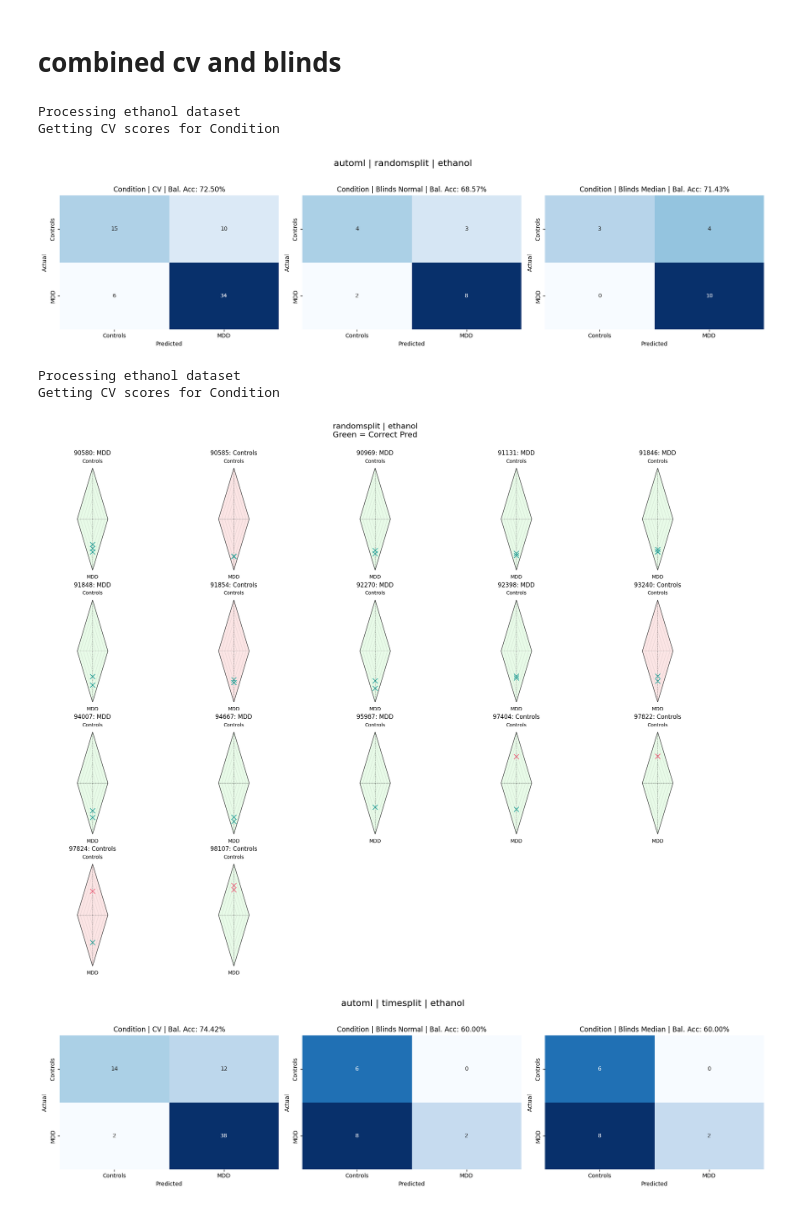
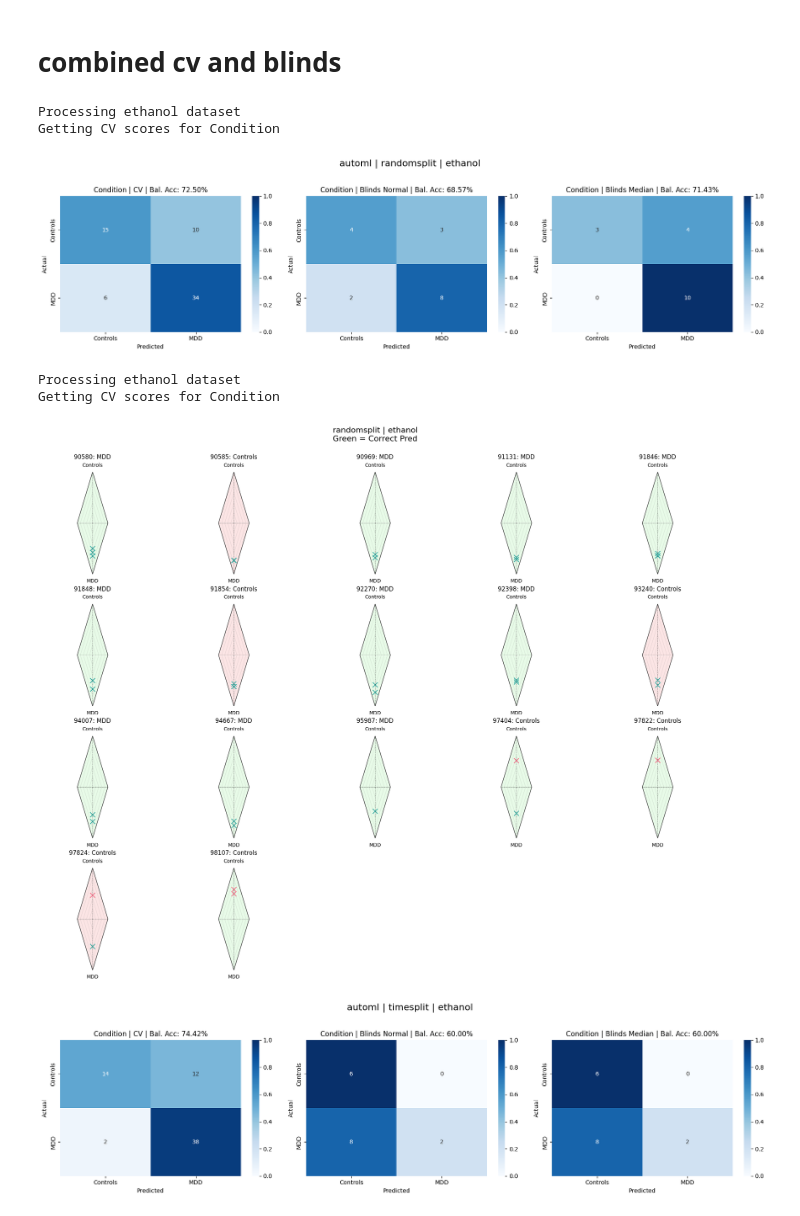
Before and after one commit to ryan-soh-pprint/DS_template, a Jupyter notebook: notebooks/06_train_classify.ipynb, the cells around one changed output. Drawn from its saved outputs; the diff is of its cells as text; code cells hidden in the pictures.

```diff
--- a/notebooks/06_train_classify.ipynb
+++ b/notebooks/06_train_classify.ipynb
@@ -335,17 +336,17 @@ for split_method in split_methods:
 
             grouped_selected_y_test = selected_y_test_encoded.groupby(selected_y_test_encoded.index).mean()
 
-            def plot_cf_matrix(cnfm, ax):
+            def plot_cf_matrix(cnfm, cnfm_norm, ax):
                 cnfm_settings = {
                     "cmap": "Blues",
-                    "cbar": False,
-                    "annot": True,
+                    "norm": Normalize(0, 1),
+                    "annot": cnfm,
                     "fmt": ".0f",
                     "xticklabels": encoder.classes_,
                     "yticklabels": encoder.classes_,
                 }
 
-                sns.heatmap(cnfm, ax=ax, **cnfm_settings)
+                sns.heatmap(cnfm_norm, ax=ax, **cnfm_settings)
                 ax.set_xlabel("Predicted")
                 ax.set_ylabel("Actual")
 
@@ -359,48 +360,51 @@ for split_method in split_methods:
             # Get subplot axes
             ax = axes[0]
             cnfm = confusion_matrix(grouped_y_train, grouped_cv_pred)
+            cnfm_norm = confusion_matrix(grouped_y_train, grouped_cv_pred, normalize='true')
             bal_acc = balanced_accuracy_score(grouped_y_train, grouped_cv_pred)
             ax.set_title(f"{col} | CV | Bal. Acc: {bal_acc*100:.2f}%", fontsize=12)
-            plot_cf_matrix(cnfm, ax)
+            plot_cf_matrix(cnfm,cnfm_norm, ax)
 
             ax = axes[1]
             cnfm = confusion_matrix(grouped_selected_y_test, val_pred_normal)
+            cnfm_norm = confusion_matrix(grouped_selected_y_test, val_pred_normal, normalize='true')
             bal_acc = balanced_accuracy_score(grouped_selected_y_test, val_pred_normal)
             ax.set_title(f"{col} | Blinds Normal | Bal. Acc: {bal_acc*100:.2f}%", fontsize=12)
-            plot_cf_matrix(cnfm, ax)
+            plot_cf_matrix(cnfm,cnfm_norm, ax)
 
             ax = axes[2]
             cnfm = confusion_matrix(grouped_selected_y_test, val_pred_median)
+            cnfm_norm = confusion_matrix(grouped_selected_y_test, val_pred_median, normalize='true')
             bal_acc = balanced_accuracy_score(grouped_selected_y_test, val_pred_median)
             ax.set_title(f"{col} | Blinds Median | Bal. Acc: {bal_acc*100:.2f}%", fontsize=12)
-            plot_cf_matrix(cnfm, ax)
+            plot_cf_matrix(cnfm,cnfm_norm, ax)
 
         # # Hide any empty subplots
         # for idx in range(num_cols, nrows * ncols):  # Only affects extra subplots
         #     fig.delaxes(axes.flatten()[idx])  # Remove empty subplot
 
             # Adjust layout and save the combined figure
             plt.tight_layout(rect=[0, 0.03, 1, 0.95])
             plt.savefig(f"../models/{model_version}/{dataset}/{split_method}/{col}/cv_metrics_summary.png",bbox_inches = "tight")
             plt.show()
             plt.close()
 
         specimen_level_preds = trainer.get_pipeline().predict_proba(X_test)
         specimen_level_preds_df = pd.DataFrame(specimen_level_preds, index=X_test.index, columns=encoder.classes_)
         specimen_level_preds_median_argmax = specimen_level_preds_df.groupby(specimen_level_preds_df.index).median().values.argmax(axis=1)
         titles = [f"{grouped_selected_y_test.index[i]}: {encoder.inverse_transform(pd.DataFrame(grouped_selected_y_test).astype(int)[0])[i]}" for i in range(len(grouped_selected_y_test))]
         correct = specimen_level_preds_median_argmax == grouped_selected_y_test.values
         correct_dict = {
             lot_id: correct[i] for i, lot_id in enumerate(grouped_selected_y_test.index)
         }
 
         plot_radar_charts(specimen_level_preds_df, categories=encoder.classes_, titles=titles, correct=correct_dict, fig_title=f"{split_method} | {dataset}\nGreen = Correct Pred", top_space=0.9)
 # %% [output]
 Processing ethanol dataset
 Getting CV scores for Condition
-[figure, old version]
+[figure, new version]
 Processing ethanol dataset
 Getting CV scores for Condition
 [figure]
-[figure, old version]
+[figure, new version]
 [figure]
```
Also changed, not shown: parts of 1 cell of this notebook.
